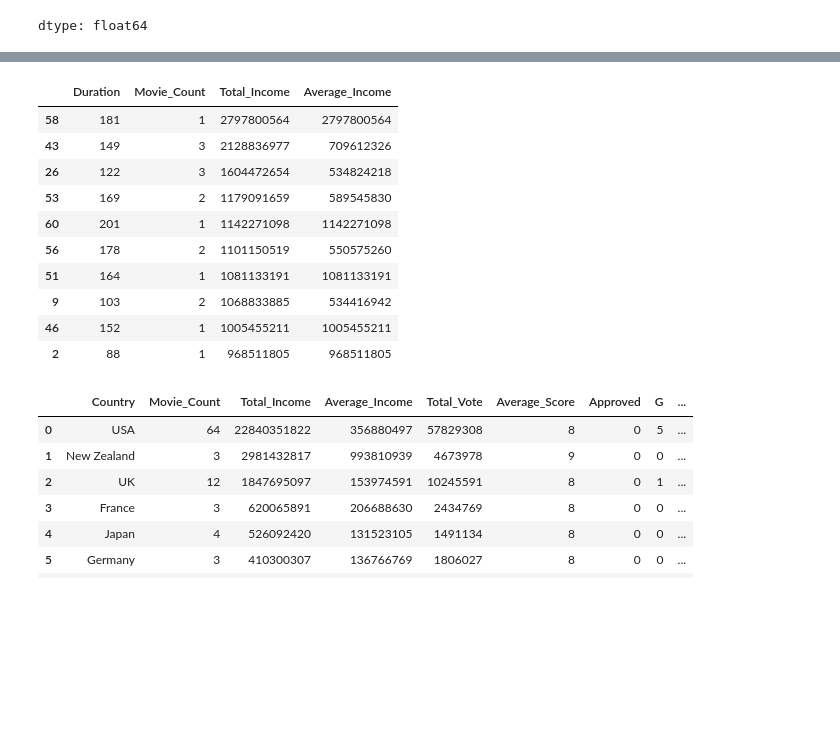
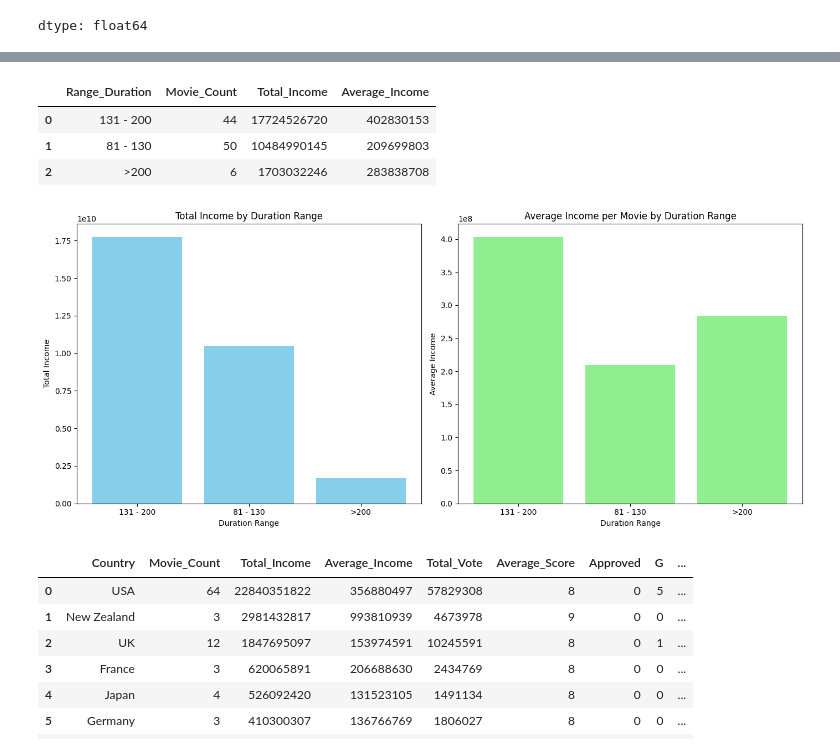
Before and after one commit to AyaUchiv/IDMB_MOVIE_DATASET, a Jupyter notebook: ANALYSIS/idmb_analysis.ipynb, the cells around one changed output, grey strips where cells are left out. Saved outputs shown, nothing was run; the diff lists cells and outputs as text; code cells hidden in the pictures; blank space fills up the shorter version.

```diff
--- a/ANALYSIS/idmb_analysis.ipynb
+++ b/ANALYSIS/idmb_analysis.ipynb
@@ -208,5 +219,8 @@ dtype: float64
 # %%
 #grouping duration
 
-#81<Duration<20
-idm['Duration_period'] = idmb['Duration'].apply(lambda x: '81-150' if 81 <= x <= 150 else 'Other')
+#81 - 130(low), 131 - 200 (medium) & > 200 (high)
+idmb['Range_Duration']= np.where(idmb['Duration'] > 200, '>200',
+         np.where(idmb['Duration'] <= 130, '81 - 130', '131 - 200'))
+
+idmb.head()
@@ -213,25 +234,37 @@ idm['Duration_period'] = idmb['Duration'].apply(lambda x: '81-150' if 81 <= x <=
 # %%
 #calculating the duration with the highest income
-summary_duration = idmb.groupby('Duration').agg(
+summary_duration = idmb.groupby('Range_Duration').agg(
     Movie_Count=('Income', 'count'),
     Total_Income=('Income', 'sum'),
     Average_Income=('Income', 'mean')
 ).reset_index()
 
 summary_duration = summary_duration.sort_values(by = 'Total_Income', ascending = False).head(10)
 summary_duration
 # %% [output]
-|  | Duration | Movie_Count | Total_Income | Average_Income |
-| 58 | 181 | 1 | 2797800564 | 2797800564 |
-| 43 | 149 | 3 | 2128836977 | 709612326 |
-| 26 | 122 | 3 | 1604472654 | 534824218 |
-| 53 | 169 | 2 | 1179091659 | 589545830 |
-| 60 | 201 | 1 | 1142271098 | 1142271098 |
-| 56 | 178 | 2 | 1101150519 | 550575260 |
-| 51 | 164 | 1 | 1081133191 | 1081133191 |
-| 9 | 103 | 2 | 1068833885 | 534416942 |
-| 46 | 152 | 1 | 1005455211 | 1005455211 |
-| 2 | 88 | 1 | 968511805 | 968511805 |
+|  | Range_Duration | Movie_Count | Total_Income | Average_Income |
+| 0 | 131 - 200 | 44 | 17724526720 | 402830153 |
+| 1 | 81 - 130 | 50 | 10484990145 | 209699803 |
+| 2 | >200 | 6 | 1703032246 | 283838708 |
+# %%
+fig, axes = plt.subplots(1, 2, figsize=(14, 6))
+
+# Total income
+axes[0].bar(summary_duration['Range_Duration'], summary_duration['Total_Income'], color='skyblue')
+axes[0].set_title('Total Income by Duration Range')
+axes[0].set_xlabel('Duration Range')
+axes[0].set_ylabel('Total Income')
+
+# Average income
+axes[1].bar(summary_duration['Range_Duration'], summary_duration['Average_Income'], color='lightgreen')
+axes[1].set_title('Average Income per Movie by Duration Range')
+axes[1].set_xlabel('Duration Range')
+axes[1].set_ylabel('Average Income')
+
+plt.tight_layout()
+plt.show()
+# %% [output]
+[figure, added]
 # %%
 country_summary = pd.merge(summary_income, idmb_country_rating, on = 'Country')
 country_summary
```
Also changed, not shown: parts of 3 cells of this notebook.
